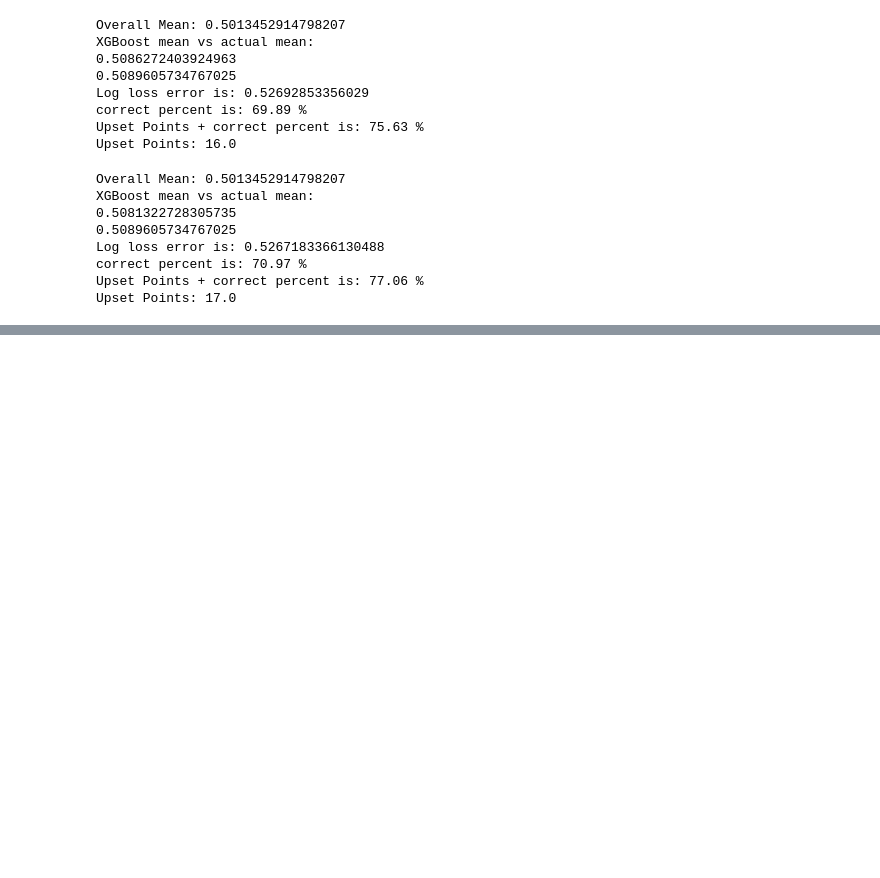
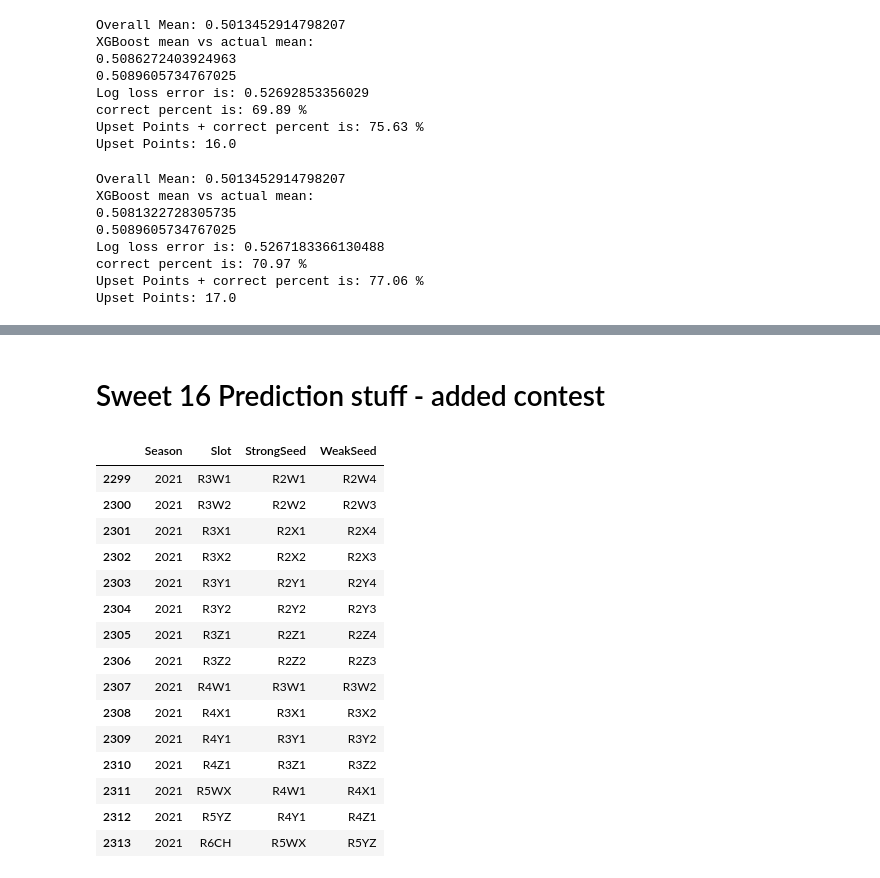
Before and after one commit to JCHampton/MarchMadnessAnalytics, a Jupyter notebook: MarchMadness/BasicModel.ipynb, the cells around one changed output, grey strips where cells are left out. Saved outputs shown, nothing was run; the diff lists cells and outputs as text; code cells hidden in the pictures; blank space fills up the shorter version.

```diff
--- a/MarchMadness/BasicModel.ipynb
+++ b/MarchMadness/BasicModel.ipynb
@@ -448,0 +474,22 @@ def TourneySim(Model, TeamsStats, TourneySeeds, TourneySlots, Teams, Ordinals, Y
+# %% [markdown]
+# Sweet 16 Prediction stuff - added contest
+# %%
+#slots that are left to simulate
+MTSlots.loc[MTSlots['Season'] == 2021][48:-4]
+# %% [output]
+|  | Season | Slot | StrongSeed | WeakSeed |
+| 2299 | 2021 | R3W1 | R2W1 | R2W4 |
+| 2300 | 2021 | R3W2 | R2W2 | R2W3 |
+| 2301 | 2021 | R3X1 | R2X1 | R2X4 |
+| 2302 | 2021 | R3X2 | R2X2 | R2X3 |
+| 2303 | 2021 | R3Y1 | R2Y1 | R2Y4 |
+| 2304 | 2021 | R3Y2 | R2Y2 | R2Y3 |
+| 2305 | 2021 | R3Z1 | R2Z1 | R2Z4 |
+| 2306 | 2021 | R3Z2 | R2Z2 | R2Z3 |
+| 2307 | 2021 | R4W1 | R3W1 | R3W2 |
+| 2308 | 2021 | R4X1 | R3X1 | R3X2 |
+| 2309 | 2021 | R4Y1 | R3Y1 | R3Y2 |
+| 2310 | 2021 | R4Z1 | R3Z1 | R3Z2 |
+| 2311 | 2021 | R5WX | R4W1 | R4X1 |
+| 2312 | 2021 | R5YZ | R4Y1 | R4Z1 |
+| 2313 | 2021 | R6CH | R5WX | R5YZ |
```
Also changed, not shown: parts of 10 cells of this notebook, 1 other file.
